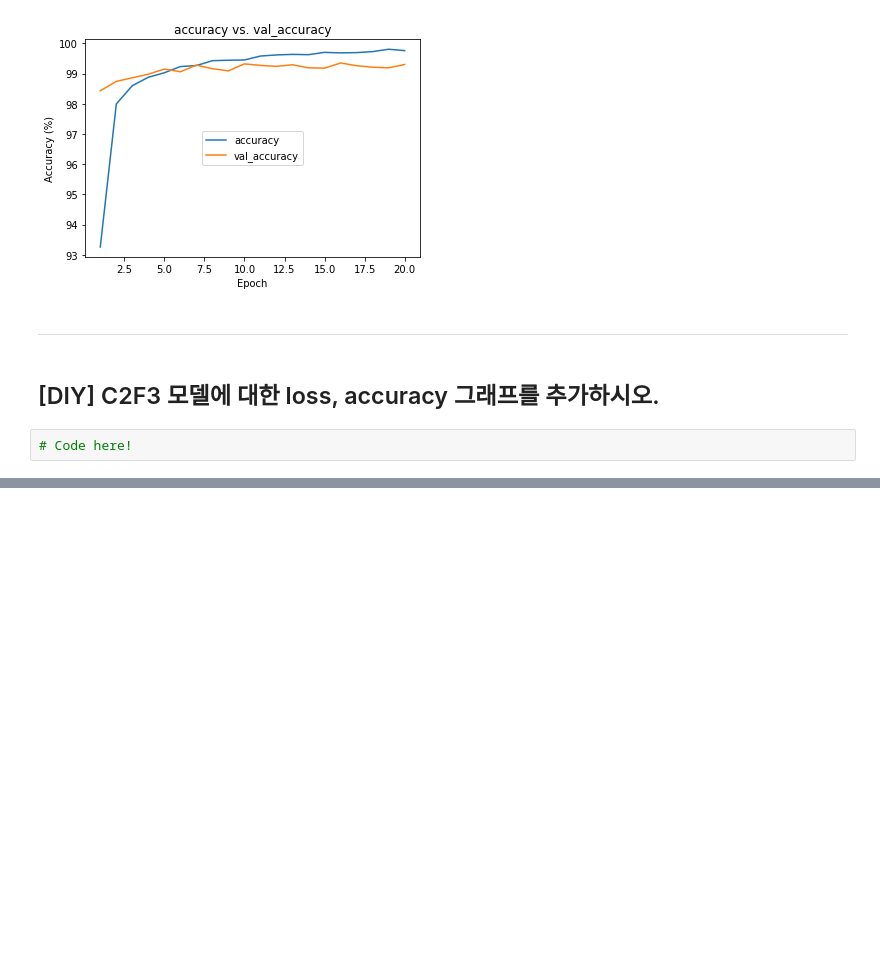
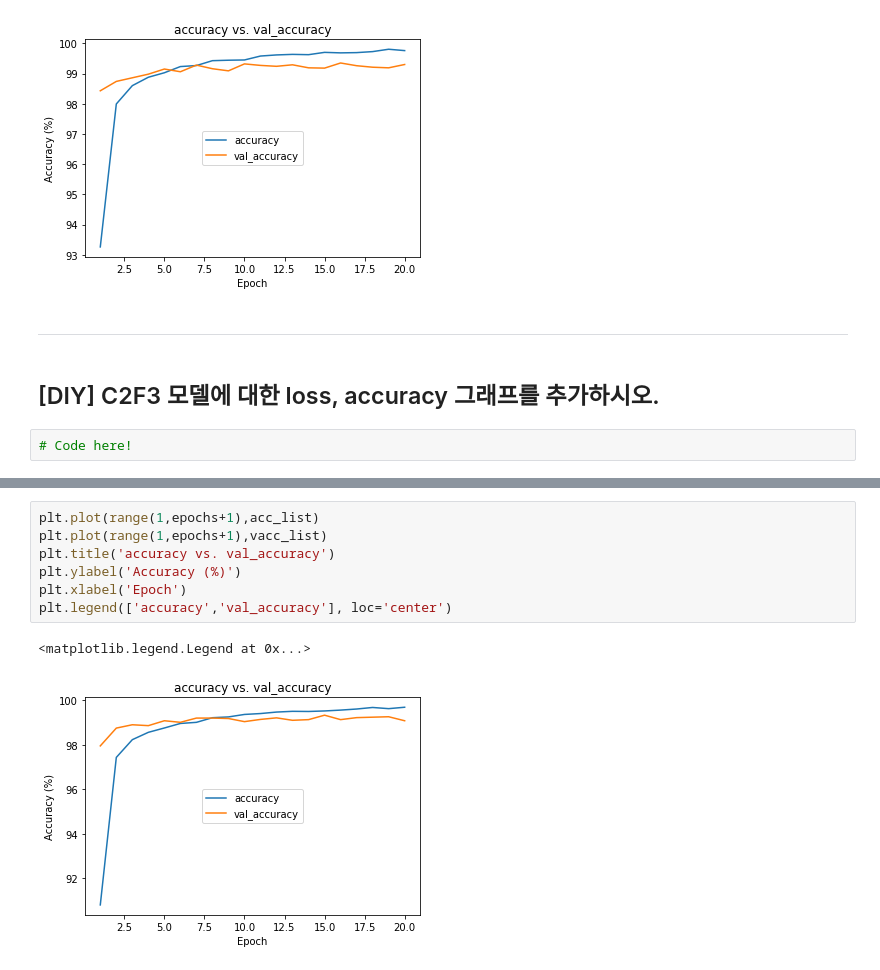
Before and after one commit to choihyungwang/pdm09, a Jupyter notebook: py-tensorflow/DL2-CNN/dl2_01_mnist_CNN_start.ipynb, the cells around one changed output, grey strips where cells are left out. Drawn from its saved outputs; the diff is of its cells as text; blank space fills up the shorter version.

```diff
--- a/py-tensorflow/DL2-CNN/dl2_01_mnist_CNN_start.ipynb
+++ b/py-tensorflow/DL2-CNN/dl2_01_mnist_CNN_start.ipynb
@@ -505,0 +579,10 @@ plt.legend(['accuracy','val_accuracy'], loc='center')
+# %%
+plt.plot(range(1,epochs+1),acc_list)
+plt.plot(range(1,epochs+1),vacc_list)
+plt.title('accuracy vs. val_accuracy')
+plt.ylabel('Accuracy (%)')
+plt.xlabel('Epoch')
+plt.legend(['accuracy','val_accuracy'], loc='center')
+# %% [output]
+<matplotlib.legend.Legend at 0x...>
+[figure, added]
```
Also changed, not shown: parts of 5 cells of this notebook.
